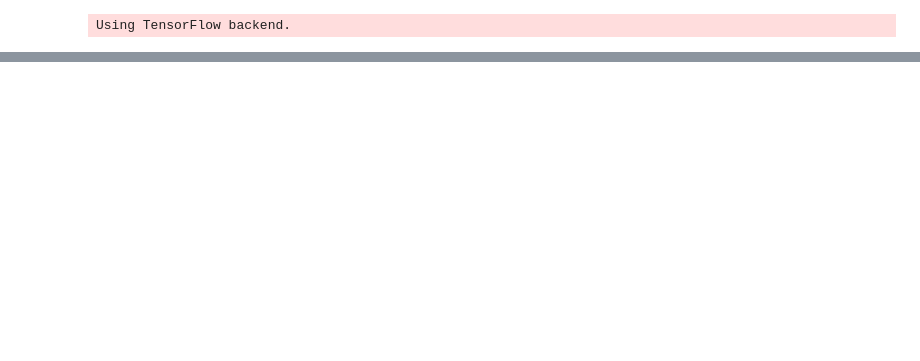
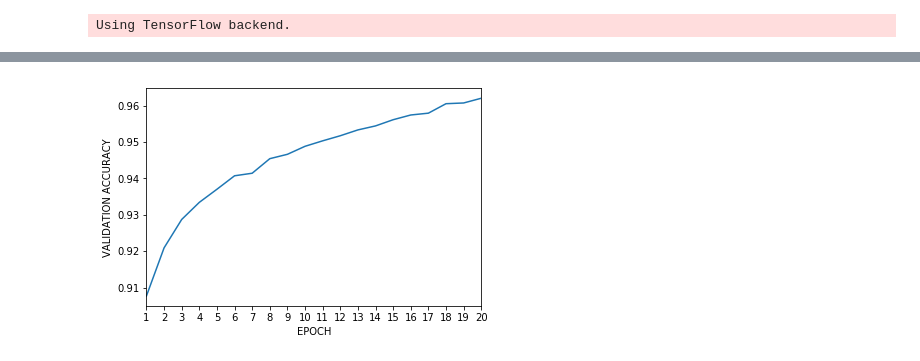
Before and after one commit to prajwal967/AI-CO410-Assignment, a Jupyter notebook: AI Assignment.ipynb, the cells around one changed output, grey strips where cells are left out. Drawn from its saved outputs; the diff is of its cells as text; code cells hidden in the pictures; blank space fills up the shorter version.

```diff
--- a/AI Assignment.ipynb
+++ b/AI Assignment.ipynb
@@ -351,0 +161,4 @@ Test accuracy: 0.9834
+# %%
+plot_history_accuracy(hist)
+# %% [output]
+[figure, added]
```
Also changed, not shown: parts of 49 cells of this notebook.
